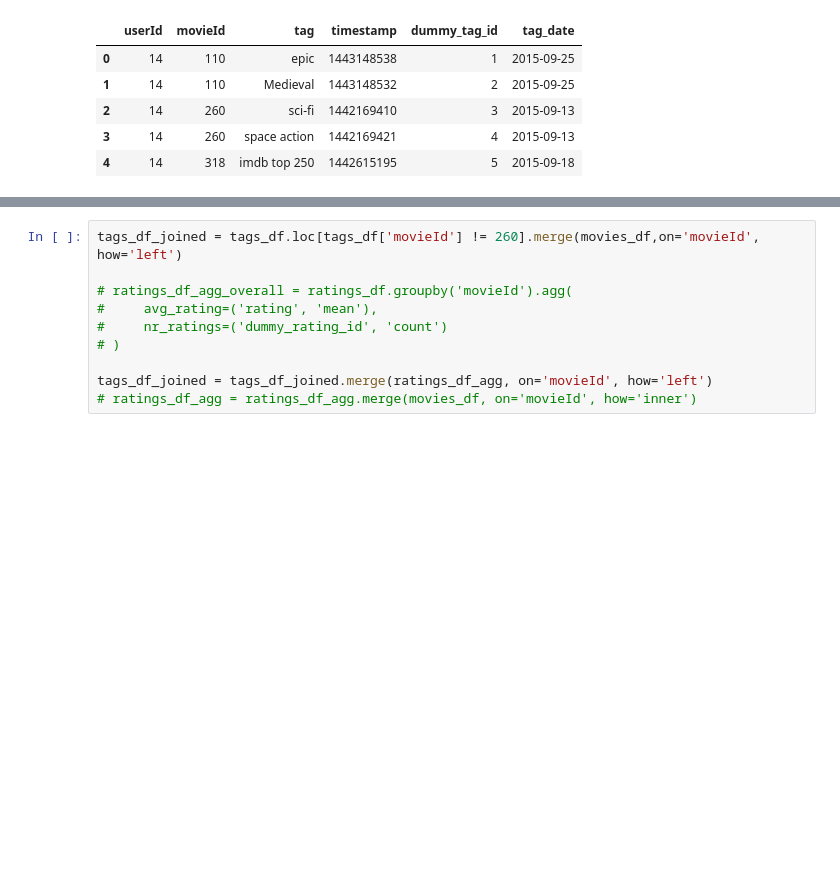
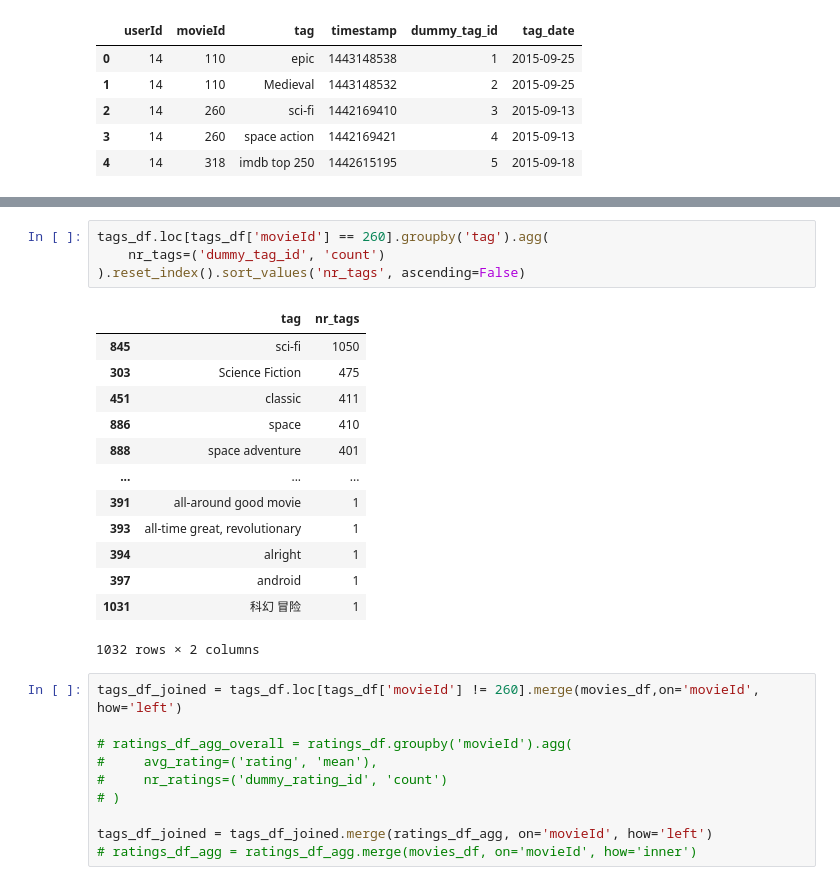
Before and after one commit to RandomUserName77/RandomUserName77, a Jupyter notebook: funda_assignment.ipynb, the cells around one changed output, grey strips where cells are left out. Cells and saved outputs as stored; diff of their text form; blank space fills up the shorter version.

```diff
--- a/funda_assignment.ipynb
+++ b/funda_assignment.ipynb
@@ -731,3 +788,21 @@ tags_df.head(5)
+# %%
+tags_df.loc[tags_df['movieId'] == 260].groupby('tag').agg(
+    nr_tags=('dummy_tag_id', 'count')
+).reset_index().sort_values('nr_tags', ascending=False)
+# %% [output]
+|  | tag | nr_tags |
+| 845 | sci-fi | 1050 |
+| 303 | Science Fiction | 475 |
+| 451 | classic | 411 |
+| 886 | space | 410 |
+| 888 | space adventure | 401 |
+| ... | ... | ... |
+| 391 | all-around good movie | 1 |
+| 393 | all-time great, revolutionary | 1 |
+| 394 | alright | 1 |
+| 397 | android | 1 |
+| 1031 | 科幻 冒险 | 1 |
+1032 rows × 2 columns
 # %%
 tags_df_joined = tags_df.loc[tags_df['movieId'] != 260].merge(movies_df,on='movieId', how='left')
 
```
Also changed, not shown: parts of 6 cells of this notebook.
